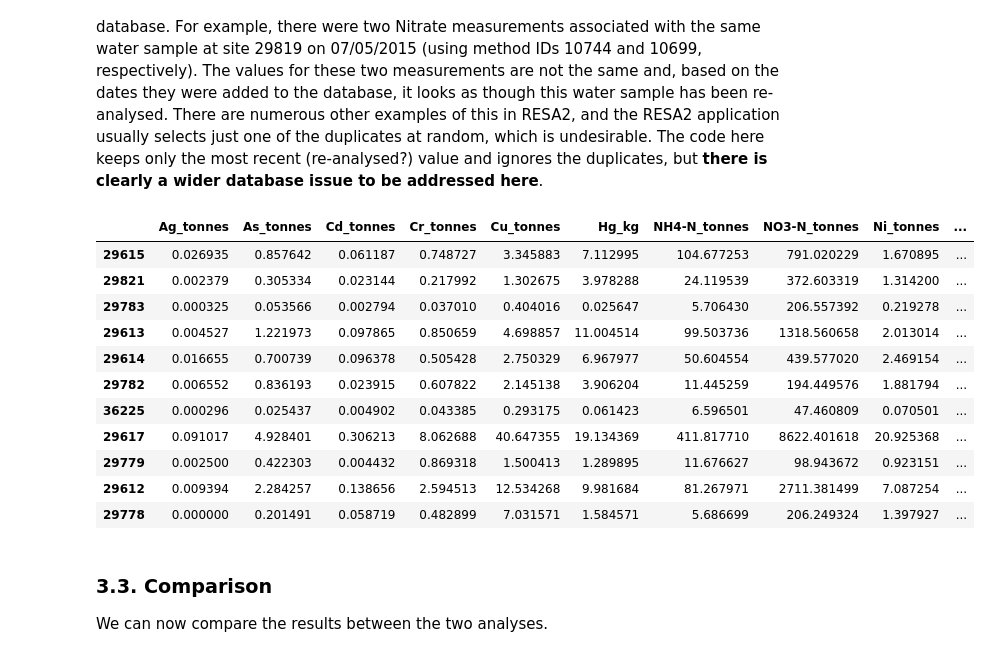
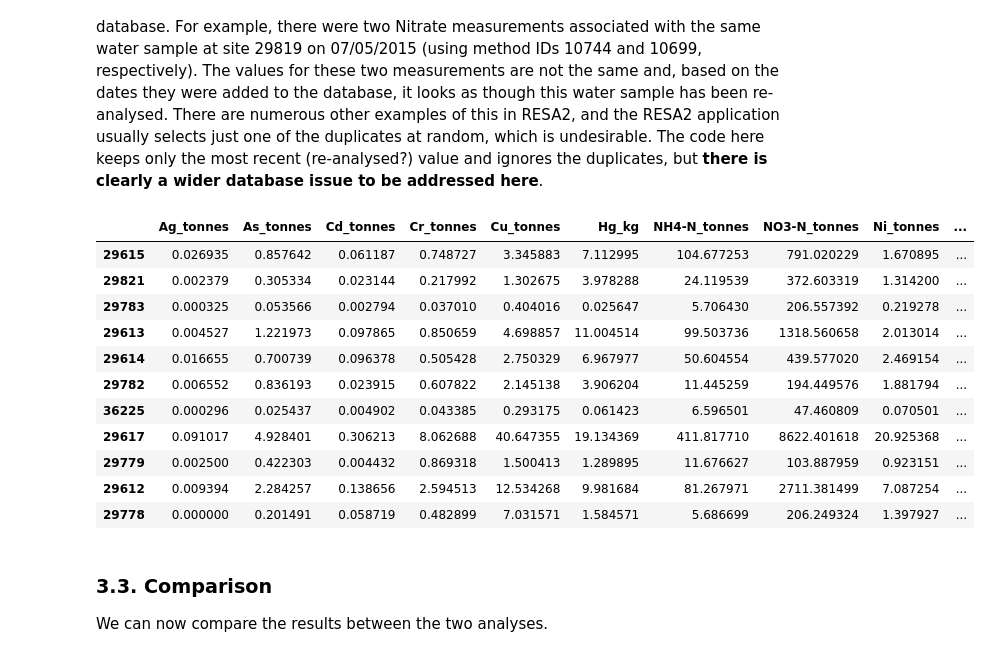
Before and after one commit to JamesSample/rid, a Jupyter notebook: notebooks/rid_data_exploration.ipynb, the cells around one changed output. Saved outputs shown, nothing was run; the diff lists cells and outputs as text; code cells hidden in the pictures.

Commit message:
Extending loads code to infer missing data

```diff
--- a/notebooks/rid_data_exploration.ipynb
+++ b/notebooks/rid_data_exploration.ipynb
@@ -288,35 +291,36 @@ df_list = []
 # Calculate loads for RID_11 and RID_36
 # Loop over dfs
 for df in [rid_11_df, rid_36_df]:
     # Container for results from each site
     loads_list = []
 
     # Loop over sites
     for stn_id in df['station_id'].values:
         # Estimate loads at this site
-        loads_list.append(rid.estimate_loads(stn_id, par_list, 2015, engine))
+        loads_list.append(rid.estimate_loads(stn_id, par_list, 2015,
+                                             engine, infer_missing=False))
 
     # Concatenate to new df
     out_df = pd.concat(loads_list, axis=0)
 
     # Add to output
     df_list.append(out_df)
 
 # Get new output for comparison
 rid_11_new, rid_36_new = df_list
 
 rid_11_new
 # %% [output]
 |  | Ag_tonnes | As_tonnes | Cd_tonnes | Cr_tonnes | Cu_tonnes | Hg_kg | NH4-N_tonnes | NO3-N_tonnes | Ni_tonnes | ... |
 | 29615 | 0.026935 | 0.857642 | 0.061187 | 0.748727 | 3.345883 | 7.112995 | 104.677253 | 791.020229 | 1.670895 | ... |
 | 29821 | 0.002379 | 0.305334 | 0.023144 | 0.217992 | 1.302675 | 3.978288 | 24.119539 | 372.603319 | 1.314200 | ... |
 | 29783 | 0.000325 | 0.053566 | 0.002794 | 0.037010 | 0.404016 | 0.025647 | 5.706430 | 206.557392 | 0.219278 | ... |
 | 29613 | 0.004527 | 1.221973 | 0.097865 | 0.850659 | 4.698857 | 11.004514 | 99.503736 | 1318.560658 | 2.013014 | ... |
 | 29614 | 0.016655 | 0.700739 | 0.096378 | 0.505428 | 2.750329 | 6.967977 | 50.604554 | 439.577020 | 2.469154 | ... |
 | 29782 | 0.006552 | 0.836193 | 0.023915 | 0.607822 | 2.145138 | 3.906204 | 11.445259 | 194.449576 | 1.881794 | ... |
 | 36225 | 0.000296 | 0.025437 | 0.004902 | 0.043385 | 0.293175 | 0.061423 | 6.596501 | 47.460809 | 0.070501 | ... |
 | 29617 | 0.091017 | 4.928401 | 0.306213 | 8.062688 | 40.647355 | 19.134369 | 411.817710 | 8622.401618 | 20.925368 | ... |
-| 29779 | 0.002500 | 0.422303 | 0.004432 | 0.869318 | 1.500413 | 1.289895 | 11.676627 | 98.943672 | 0.923151 | ... |
+| 29779 | 0.002500 | 0.422303 | 0.004432 | 0.869318 | 1.500413 | 1.289895 | 11.676627 | 103.887959 | 0.923151 | ... |
 | 29612 | 0.009394 | 2.284257 | 0.138656 | 2.594513 | 12.534268 | 9.981684 | 81.267971 | 2711.381499 | 7.087254 | ... |
 | 29778 | 0.000000 | 0.201491 | 0.058719 | 0.482899 | 7.031571 | 1.584571 | 5.686699 | 206.249324 | 1.397927 | ... |
 # %% [markdown]
```
Also changed, not shown: parts of 4 cells of this notebook, 2 other files.
